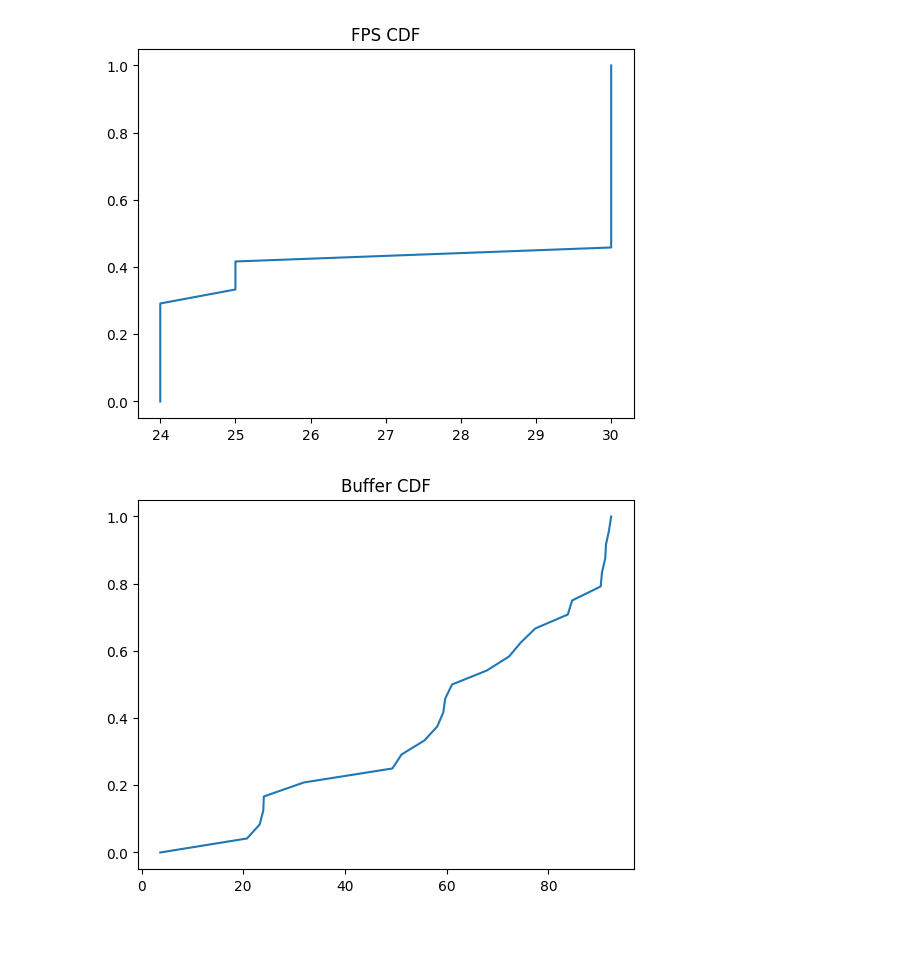
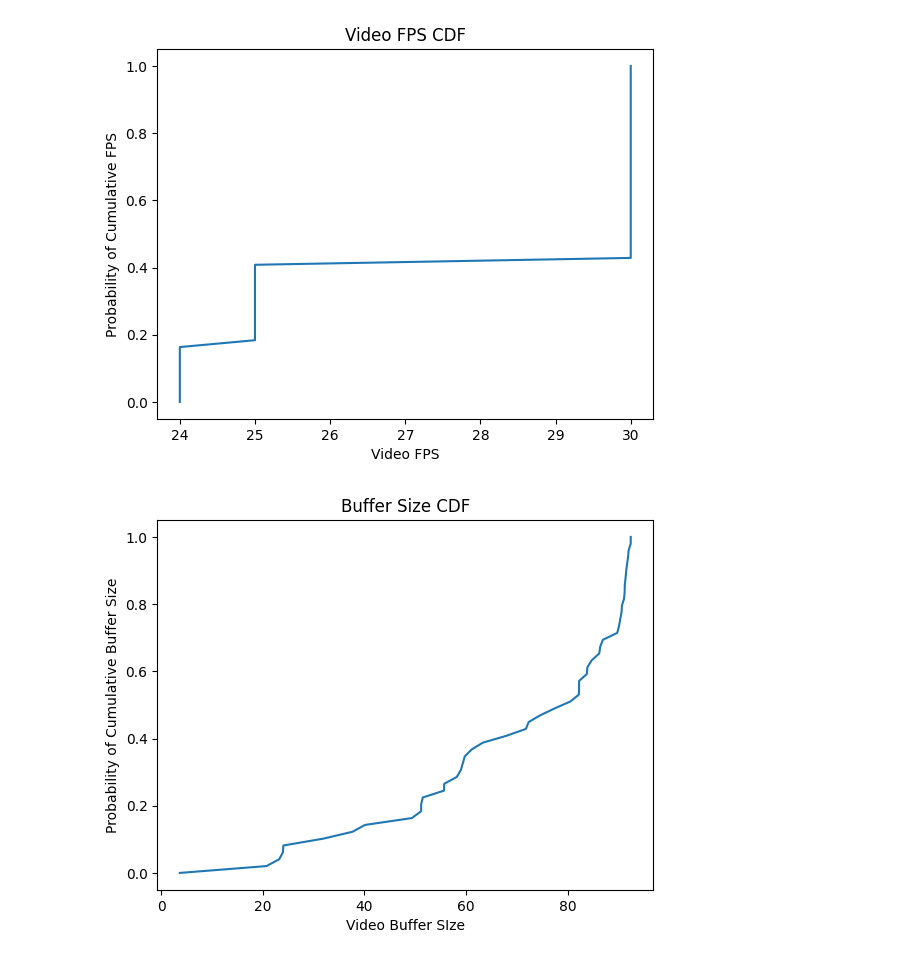
Before and after one commit to Sardell007/YoutubePerfMonitoring, a Jupyter notebook: CDF_Calculations.ipynb, the cells around one changed output. Saved outputs shown, nothing was run; the diff lists cells and outputs as text; code cells hidden in the pictures; blank space fills up the shorter version.

```diff
--- a/CDF_Calculations.ipynb
+++ b/CDF_Calculations.ipynb
@@ -4,7 +31,7 @@ import glob
 import numpy as np
 import matplotlib.pyplot as plt
 # %%
-csv_list = glob.glob("*.csv")
+csv_list = glob.glob("./AllData/Data/*.csv")
 # %%
 mean_resolution = []
 mean_fps = []
@@ -56,17 +87,21 @@ data_sorted = np.sort(mean_fps)
 p = 1. * np.arange(len(mean_fps)) / (len(mean_fps) - 1)
 
 plt.plot(data_sorted, p)
-plt.title("FPS CDF")
+plt.xlabel("Video FPS")
+plt.ylabel("Probability of Cumulative FPS")
+plt.title("Video FPS CDF")
 plt.show()
 # %% [output]
-[figure, old version]
+[figure, new version]
 # %%
 data_sorted = np.sort(mean_buffer)
 p = 1. * np.arange(len(mean_buffer)) / (len(mean_buffer) - 1)
 
 plt.plot(data_sorted, p)
-plt.title("Buffer CDF")
+plt.xlabel("Video Buffer SIze")
+plt.ylabel("Probability of Cumulative Buffer Size")
+plt.title("Buffer Size CDF")
 plt.show()
 # %% [output]
-[figure, old version]
+[figure, new version]
 # %%
```
Also changed, not shown: parts of 28 cells of this notebook.
